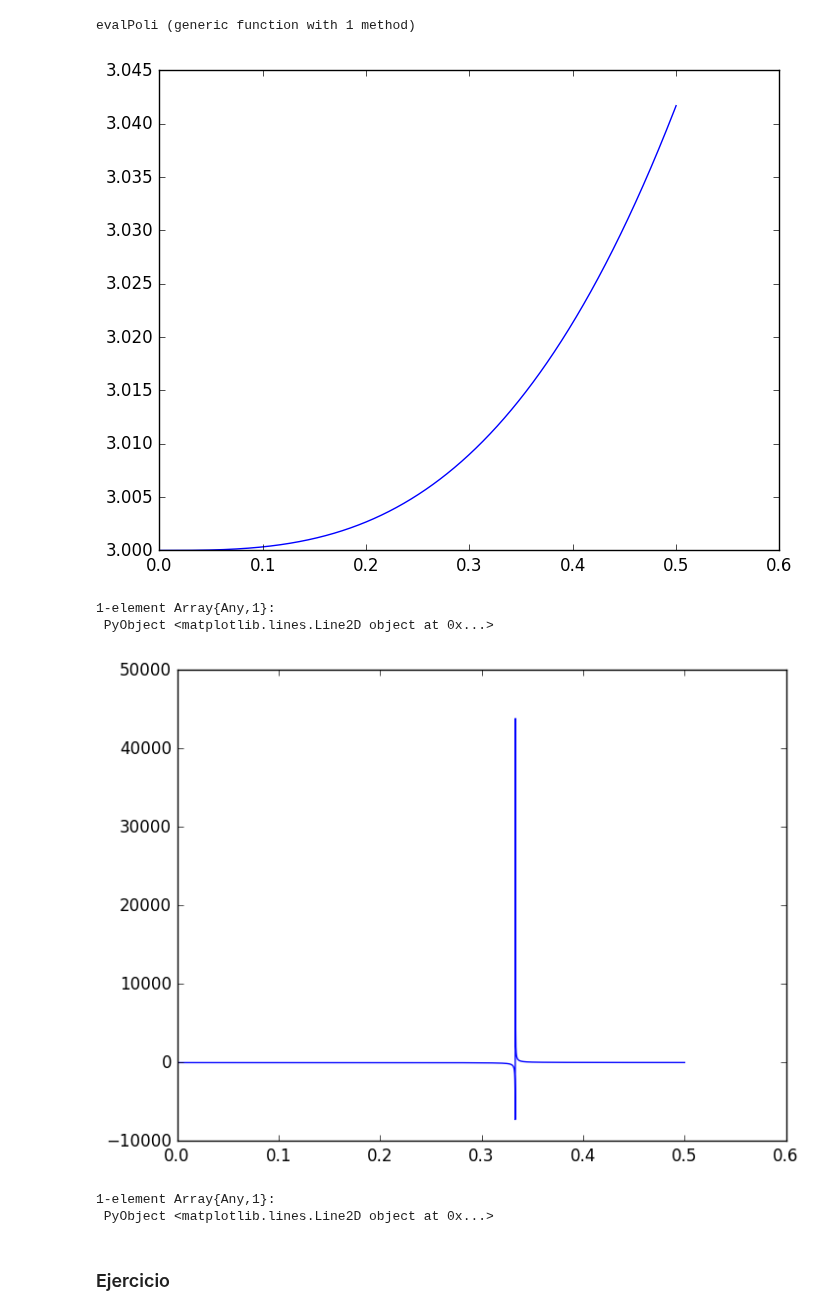
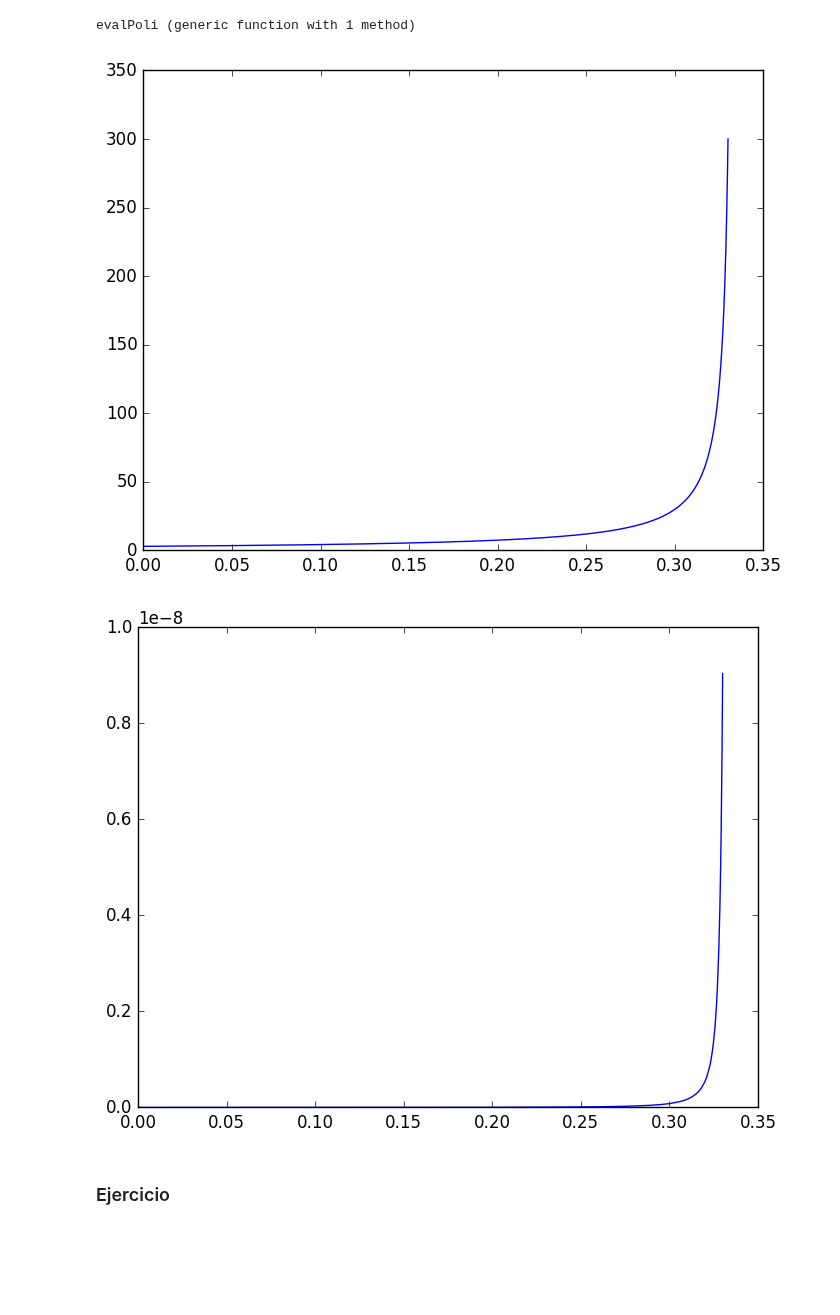
Before and after one commit to lbenet/2016-2_TSFisicaComputacional, a Jupyter notebook: tareas/CarlosLopez/Tarea7.ipynb, the cells around one changed output. Drawn from its saved outputs; the diff is of its cells as text; code cells hidden in the pictures; blank space fills up the shorter version.

```diff
--- a/tareas/CarlosLopez/Tarea7.ipynb
+++ b/tareas/CarlosLopez/Tarea7.ipynb
@@ -200,7 +200,7 @@ T=Taylor([0,0,1])
 0ₜ₀ + 0ₜ₁ + 1ₜ₂
 # %%
 #esto dara un array de los tiempos t y otro del resultado x(t)
-function tay(T,xo=0,yo=0,xf=1)
+function tay(T,xo=0,yo=0,xf=1,stps=1000)
     Y=Array(Number,1)
     X=Array(Number,1)
     Y[1]=yo
@@ -210,11 +210,13 @@ function tay(T,xo=0,yo=0,xf=1)
     while X[length(X)]<xf
         x=X[length(X)]
         y=Y[length(Y)]
-        Xk=Xs(x,[y],D)
+        Xk=Xs(y,[y],D)
         h=(eps(1.0)/abs(Xk[length(Xk)]))^(1/length(Xk)) #?
-        #h=(xf-xo)/1000
+        #h=(xf-xo)/stps
+
+        y=yyy(Xk,h)
+
         push!(X,x+h)
-        y=yyy(Xk,h)
         push!(Y,y)
     end
     X,Y
@@ -287,24 +289,22 @@ end
 evalPoli (generic function with 1 method)
 # %%
 using PyPlot
-tt=tay(T,xo,yo,.5)
+tt=tay(T,xo,yo,.33)
 plot(tt[1],tt[2])
+show()
 # %% [output]
-[figure, old version]
+[figure, new version]
-1-element Array{Any,1}:
- PyObject <matplotlib.lines.Line2D object at 0x...>
 # %%
 #Error
-E=[]
+Et=[]
 for i=1:length(tt[1])
-    e=tt[2][i]-(3/(1-(3*tt[1][i])))
-    push!(E,e)
+    e=abs(tt[2][i]-(3/(1-(3*tt[1][i]))))
+    push!(Et,e)
 end
-plot(tt[1],E)
+plot(tt[1],Et)
+show()
 # %% [output]
-[figure, old version]
+[figure, new version]
-1-element Array{Any,1}:
- PyObject <matplotlib.lines.Line2D object at 0x...>
 # %% [markdown]
 ### Ejercicio
 # %% [markdown]
```
Also changed, not shown: parts of 18 cells of this notebook.
